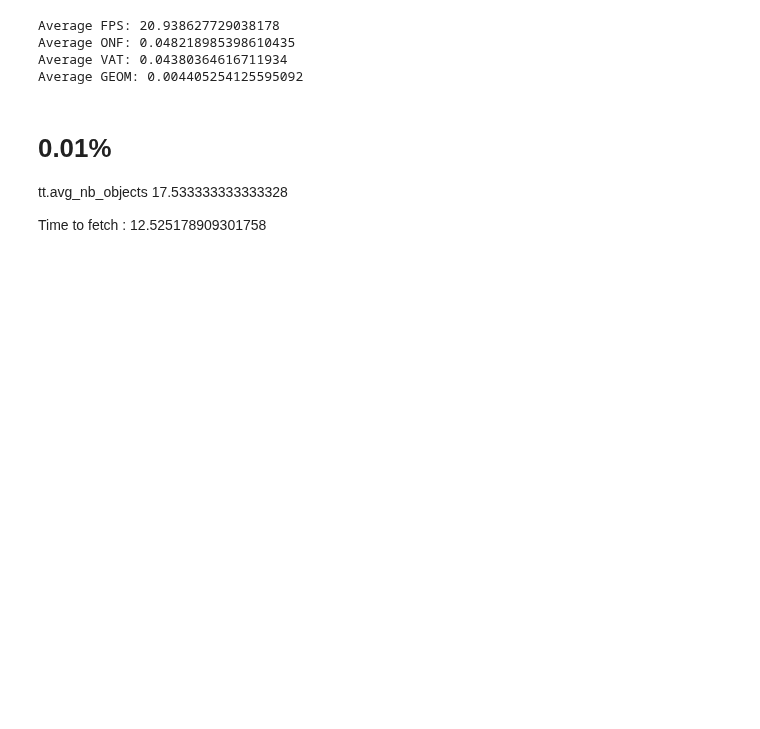
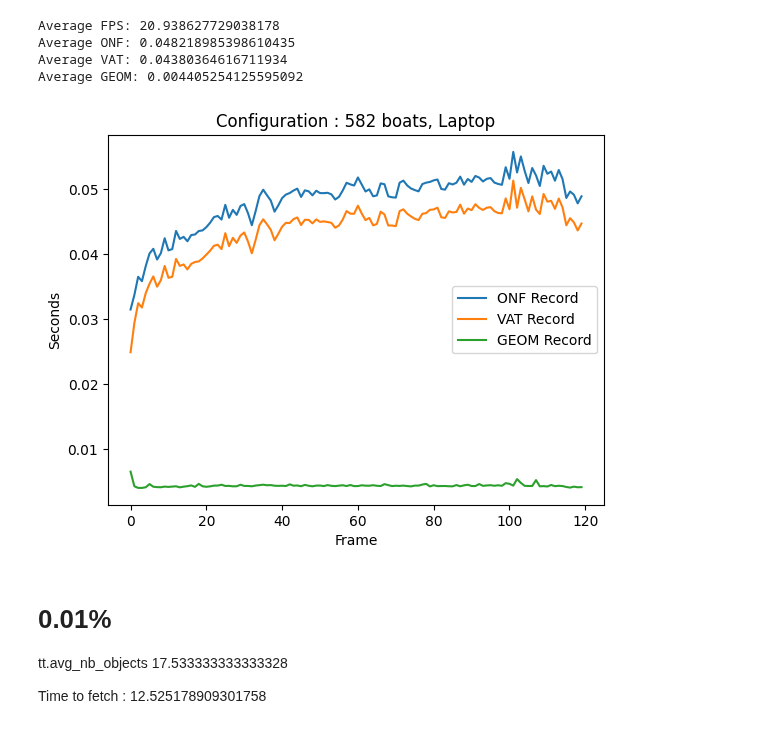
Before and after one commit to amanzer/QGIS-MobilityDB, a Jupyter notebook: refactored_code/solutionA/results.ipynb, the cells around one changed output. Saved outputs shown, nothing was run; the diff lists cells and outputs as text; code cells hidden in the pictures; blank space fills up the shorter version.

```diff
--- a/refactored_code/solutionA/results.ipynb
+++ b/refactored_code/solutionA/results.ipynb
@@ -154,6 +152,26 @@ Average FPS: 20.938627729038178
 Average ONF: 0.048218985398610435
 Average VAT: 0.04380364616711934
 Average GEOM: 0.004405254125595092
+# %%
+import matplotlib.pyplot as plt
+
+# Plotting the records
+plt.plot(onf_times, label='ONF Record')
+plt.plot(vat_record, label='VAT Record')
+plt.plot(geom_record, label='GEOM Record')
+
+# Adding labels and title
+plt.xlabel('Frame')
+plt.ylabel('Seconds')
+plt.title('Configuration : 582 boats, Laptop')
+
+# Adding legend
+plt.legend()
+
+# Display the plot
+plt.show()
+# %% [output]
+[figure, added]
 # %% [markdown]
 # 0.01%
 
```
Also changed, not shown: parts of 6 cells of this notebook, 39 other files.
